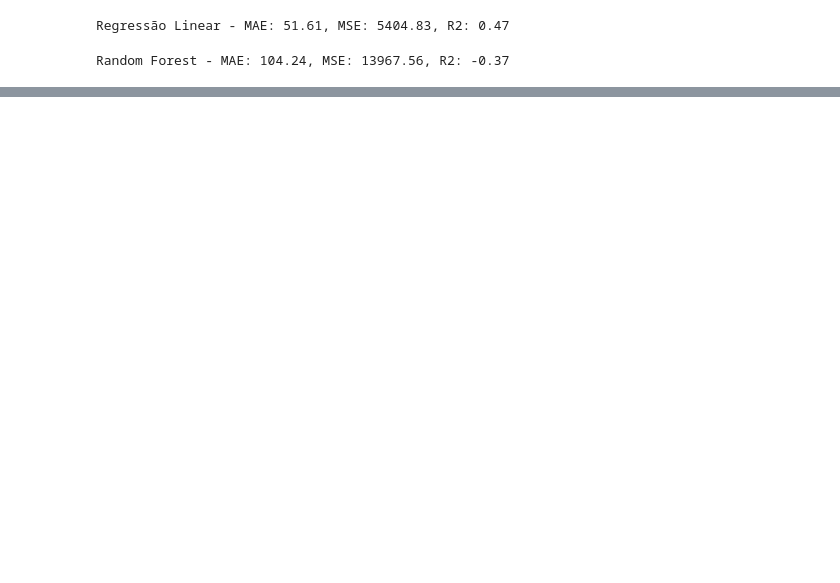
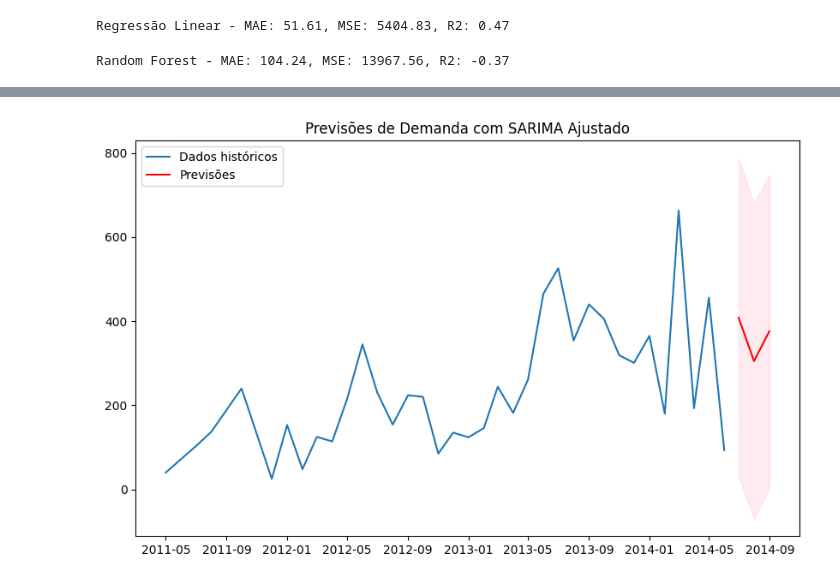
Before and after one commit to wrpereira/df_lh, a Jupyter notebook: airflow/jupyter/forecast_demand_analysis_Q8_Q9.ipynb, the cells around one changed output, grey strips where cells are left out. Cells and saved outputs as stored; diff of their text form; code cells hidden in the pictures; blank space fills up the shorter version.

```diff
--- a/airflow/jupyter/forecast_demand_analysis_Q8_Q9.ipynb
+++ b/airflow/jupyter/forecast_demand_analysis_Q8_Q9.ipynb
@@ -318,0 +388,19 @@ Random Forest - MAE: 104.24, MSE: 13967.56, R2: -0.37
+# %%
+# Convertendo para int64 explicitamente
+produto_712['total_quantity_sold'] = produto_712['total_quantity_sold'].astype('int64')
+
+# Caso queira usar float64, pode ser útil quando lidar com valores com decimais
+# produto_712['total_quantity_sold'] = produto_712['total_quantity_sold'].astype('float64')
+# %%
+# Criar a coluna 'year_month' combinando 'year' e 'month'
+produto_712['year_month'] = pd.to_datetime(produto_712[['year', 'month']].assign(day=1))
+
+# Verificar se a coluna foi criada corretamente
+print(produto_712.head())
+
+# Definir a coluna 'year_month' como índice
+produto_712.set_index('year_month', inplace=True)
+
+# Verificar o DataFrame e o tipo do índice após a conversão
+print(produto_712.head())
+print(produto_712.index.dtype)
@@ -318,0 +422,64 @@ Random Forest - MAE: 104.24, MSE: 13967.56, R2: -0.37
+# %%
+from statsmodels.tsa.statespace.sarimax import SARIMAX
+import numpy as np
+import matplotlib.pyplot as plt
+from sklearn.metrics import mean_absolute_error, r2_score
+import pandas as pd
+
+# Garantir que a coluna 'total_quantity_sold' está limpa e convertida para o tipo correto
+produto_712['total_quantity_sold'] = produto_712['total_quantity_sold'].astype('int64')
+
+# Preencher valores nulos, se necessário
+produto_712['total_quantity_sold'].fillna(produto_712['total_quantity_sold'].mean(), inplace=True)
+
+# Ajustando os parâmetros sazonais e de diferenciação
+modelo_sarima = SARIMAX(produto_712['total_quantity_sold'].values,
+                        order=(1, 0, 1),   # (p, d, q) - parâmetros não sazonais
+                        seasonal_order=(1, 1, 1, 12),  # (P, D, Q, m) - parâmetros sazonais, m=12 para dados mensais
+                        enforce_stationarity=False,
+                        enforce_invertibility=False)
+
+# Treinando o modelo
+modelo_sarima_fitted = modelo_sarima.fit(disp=True)
+
+# Fazendo previsões para os próximos 3 meses
+forecast = modelo_sarima_fitted.get_forecast(steps=3)
+forecast_mean = forecast.predicted_mean
+forecast_ci = forecast.conf_int()
+
+# Gerando o índice para as previsões corretamente com base na última data da série histórica
+forecast_index = pd.date_range(start=produto_712.index[-1] + pd.DateOffset(1), periods=3, freq='M')
+
+# Convertendo a previsão para uma série com o novo índice
+forecast_mean_series = pd.Series(forecast_mean, index=forecast_index)
+
+# Exibindo as previsões
+print("Previsões para os próximos 3 meses:")
+print(forecast_mean_series)
+
+# Caso y_true_sarima seja necessário, garanta que está corretamente definido:
+# Exemplo para os últimos 3 valores reais:
+y_true_sarima = produto_712['total_quantity_sold'][-3:]
+
+# Cálculo do MAE e R²
+mae_sarima = mean_absolute_error(y_true_sarima, forecast_mean_series)
+r2_sarima = r2_score(y_true_sarima, forecast_mean_series)
+
+# Exibindo as métricas
+print(f"MAE do modelo SARIMA: {mae_sarima:.2f}")
+print(f"R² do modelo SARIMA: {r2_sarima:.2f}")
+
+# Plotando a previsão junto com os dados originais
+plt.figure(figsize=(10, 6))
+plt.plot(produto_712.index, produto_712['total_quantity_sold'], label='Dados históricos')
+plt.plot(forecast_mean_series.index, forecast_mean_series, label='Previsões', color='red')
+
+# Ajustando a forma de acessar os intervalos de confiança (CI)
+plt.fill_between(forecast_mean_series.index,
+                 forecast_ci[:, 0], forecast_ci[:, 1],
+                 color='pink', alpha=0.3)
+
+plt.legend()
+plt.title('Previsões de Demanda com SARIMA Ajustado')
+plt.show()
+# %% [output]
@@ -318,0 +493 @@ Random Forest - MAE: 104.24, MSE: 13967.56, R2: -0.37
+[figure, added]
```
Also changed, not shown: parts of 17 cells of this notebook, 6 other files.
